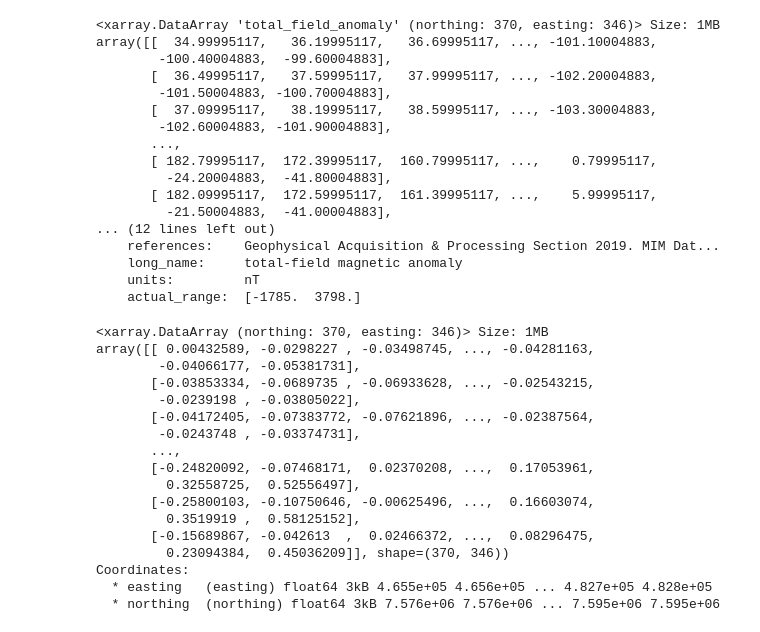
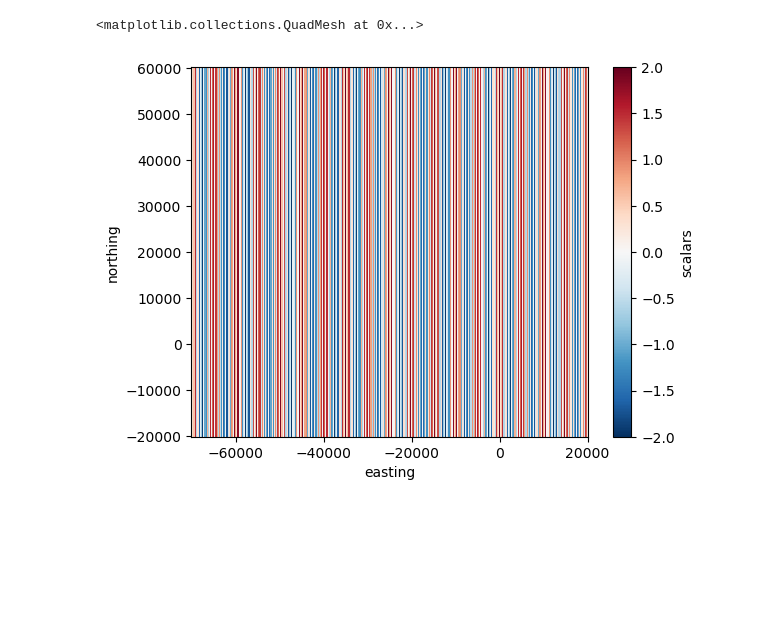
Before and after one commit to fatiando/harmonica, a Jupyter notebook: filter-test.ipynb, the cells around one changed output. Saved outputs shown, nothing was run; the diff lists cells and outputs as text; code cells hidden in the pictures; blank space fills up the shorter version.

```diff
--- a/filter-test.ipynb
+++ b/filter-test.ipynb
@@ -5,43 +8,11 @@ import xarray as xr
-# %%
-g = xr.load_dataarray(ensaio.fetch_lightning_creek_magnetic(version=1))
-g
-# %% [output]
-<xarray.DataArray 'total_field_anomaly' (northing: 370, easting: 346)> Size: 1MB
-array([[  34.99995117,   36.19995117,   36.69995117, ..., -101.10004883,
-        -100.40004883,  -99.60004883],
-       [  36.49995117,   37.59995117,   37.99995117, ..., -102.20004883,
-        -101.50004883, -100.70004883],
-       [  37.09995117,   38.19995117,   38.59995117, ..., -103.30004883,
-        -102.60004883, -101.90004883],
-       ...,
-       [ 182.79995117,  172.39995117,  160.79995117, ...,    0.79995117,
-         -24.20004883,  -41.80004883],
-       [ 182.09995117,  172.59995117,  161.39995117, ...,    5.99995117,
-         -21.50004883,  -41.00004883],
-... (12 lines left out)
-    references:    Geophysical Acquisition & Processing Section 2019. MIM Dat...
-    long_name:     total-field magnetic anomaly
-    units:         nT
-    actual_range:  [-1785.  3798.]
-# %%
-#gu = hm.upward_continuation(g, height_displacement=500)
-gu = hm.derivative_upward(g)
-gu
-# %% [output]
-<xarray.DataArray (northing: 370, easting: 346)> Size: 1MB
-array([[ 0.00432589, -0.0298227 , -0.03498745, ..., -0.04281163,
-        -0.04066177, -0.05381731],
-       [-0.03853334, -0.0689735 , -0.06933628, ..., -0.02543215,
-        -0.0239198 , -0.03805022],
-       [-0.04172405, -0.07383772, -0.07621896, ..., -0.02387564,
-        -0.0243748 , -0.03374731],
-       ...,
-       [-0.24820092, -0.07468171,  0.02370208, ...,  0.17053961,
-         0.32558725,  0.52556497],
-       [-0.25800103, -0.10750646, -0.00625496, ...,  0.16603074,
-         0.3519919 ,  0.58125152],
-       [-0.15689867, -0.042613  ,  0.02466372, ...,  0.08296475,
-         0.23094384,  0.45036209]], shape=(370, 346))
-Coordinates:
-  * easting   (easting) float64 3kB 4.655e+05 4.656e+05 ... 4.827e+05 4.828e+05
-  * northing  (northing) float64 3kB 7.576e+06 7.576e+06 ... 7.595e+06 7.595e+06
+# %%
+coordinates = vd.grid_coordinates(
+    (-70e3, 20e3, -20e3, 60e3), spacing=0.25e3,
+)
+d = np.cos(2 * np.pi * 1 / 5e3 * coordinates[0]) #* np.cos(2 * np.pi * 1 / 50e3 * coordinates[1])
+d += np.cos(2 * np.pi * 1 / 0.7e3 * coordinates[0]) #* np.cos(2 * np.pi * 1 / 5e3 * coordinates[1])
+d = vd.make_xarray_grid(coordinates, d, data_names="scalars").scalars
+d.plot()
+# %% [output]
+<matplotlib.collections.QuadMesh at 0x...>
+[figure, added]
```
Also changed, not shown: parts of 16 cells of this notebook.
